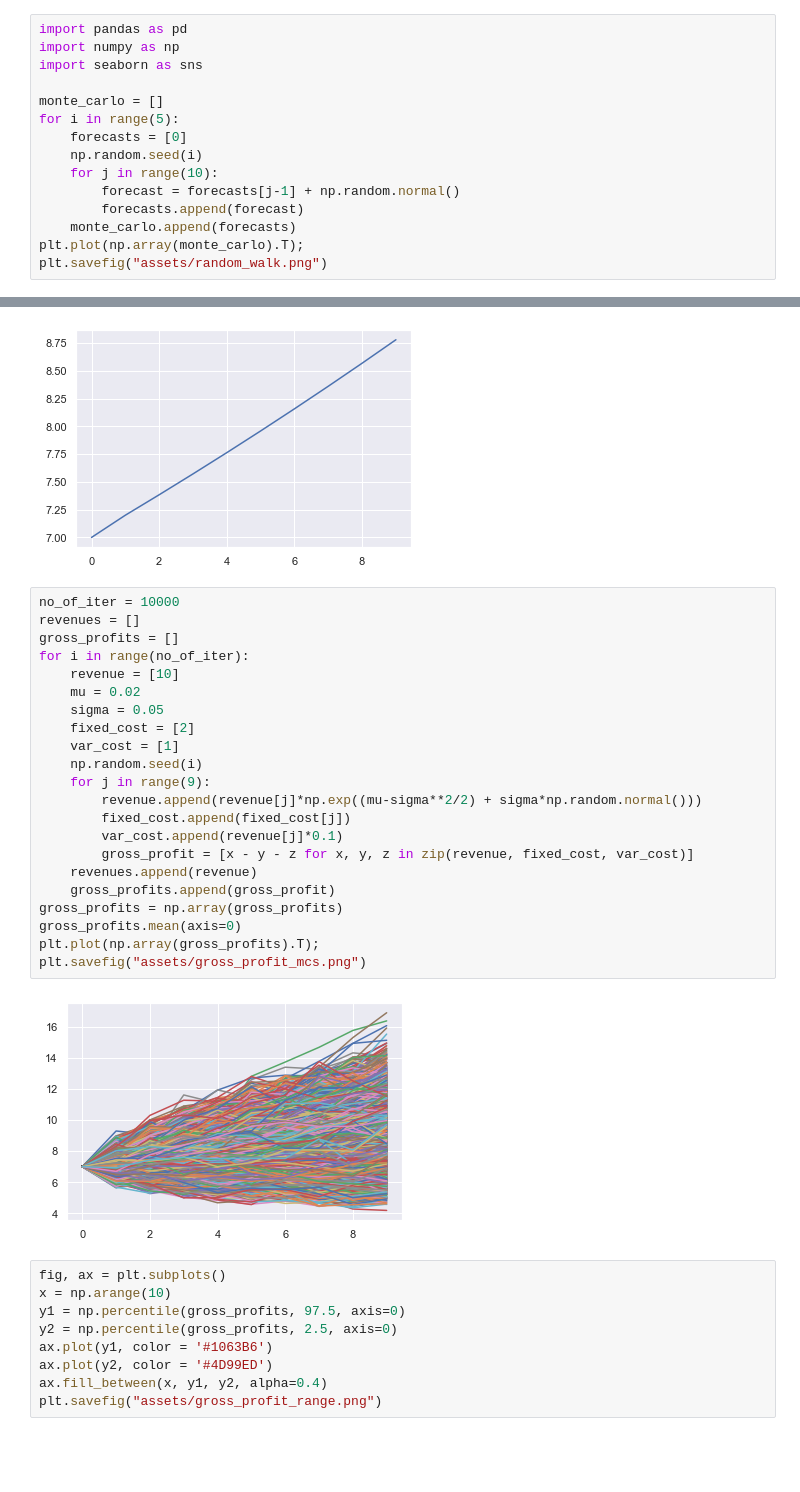
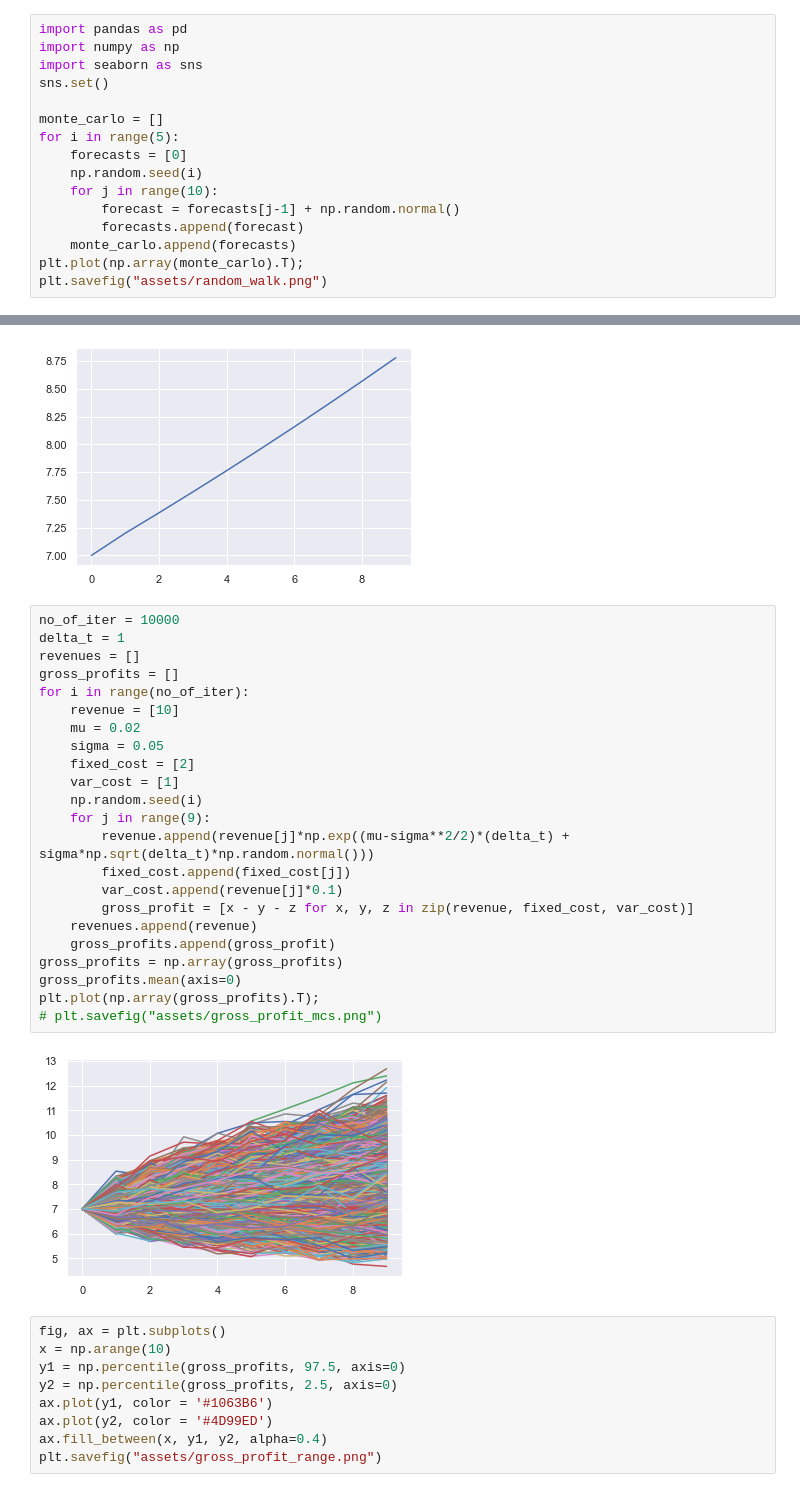
Before and after one commit to tonytsoi/montecarlo_forecast, a Jupyter notebook: Monte Carlo - business forecast.ipynb, the cells around one changed output, grey strips where cells are left out. Cells and saved outputs as stored; diff of their text form; blank space fills up the shorter version.

```diff
--- a/Monte Carlo - business forecast.ipynb
+++ b/Monte Carlo - business forecast.ipynb
@@ -2,6 +2,7 @@
 import pandas as pd
 import numpy as np
 import seaborn as sns
+sns.set()
 
 monte_carlo = []
 for i in range(5):
@@ -51,28 +52,29 @@ plt.savefig("assets/gross_profit.png")
 [figure]
 # %%
 no_of_iter = 10000
+delta_t = 1
 revenues = []
 gross_profits = []
 for i in range(no_of_iter):
     revenue = [10]
     mu = 0.02
     sigma = 0.05
     fixed_cost = [2]
     var_cost = [1]
     np.random.seed(i)
     for j in range(9):
-        revenue.append(revenue[j]*np.exp((mu-sigma**2/2) + sigma*np.random.normal()))
+        revenue.append(revenue[j]*np.exp((mu-sigma**2/2)*(delta_t) + sigma*np.sqrt(delta_t)*np.random.normal()))
         fixed_cost.append(fixed_cost[j])
         var_cost.append(revenue[j]*0.1)
         gross_profit = [x - y - z for x, y, z in zip(revenue, fixed_cost, var_cost)]
     revenues.append(revenue)
     gross_profits.append(gross_profit)
 gross_profits = np.array(gross_profits)
 gross_profits.mean(axis=0)
 plt.plot(np.array(gross_profits).T);
-plt.savefig("assets/gross_profit_mcs.png")
+# plt.savefig("assets/gross_profit_mcs.png")
 # %% [output]
-[figure, old version]
+[figure, new version]
 # %%
 fig, ax = plt.subplots()
 x = np.arange(10)
```
Also changed, not shown: parts of 1 cell of this notebook.
